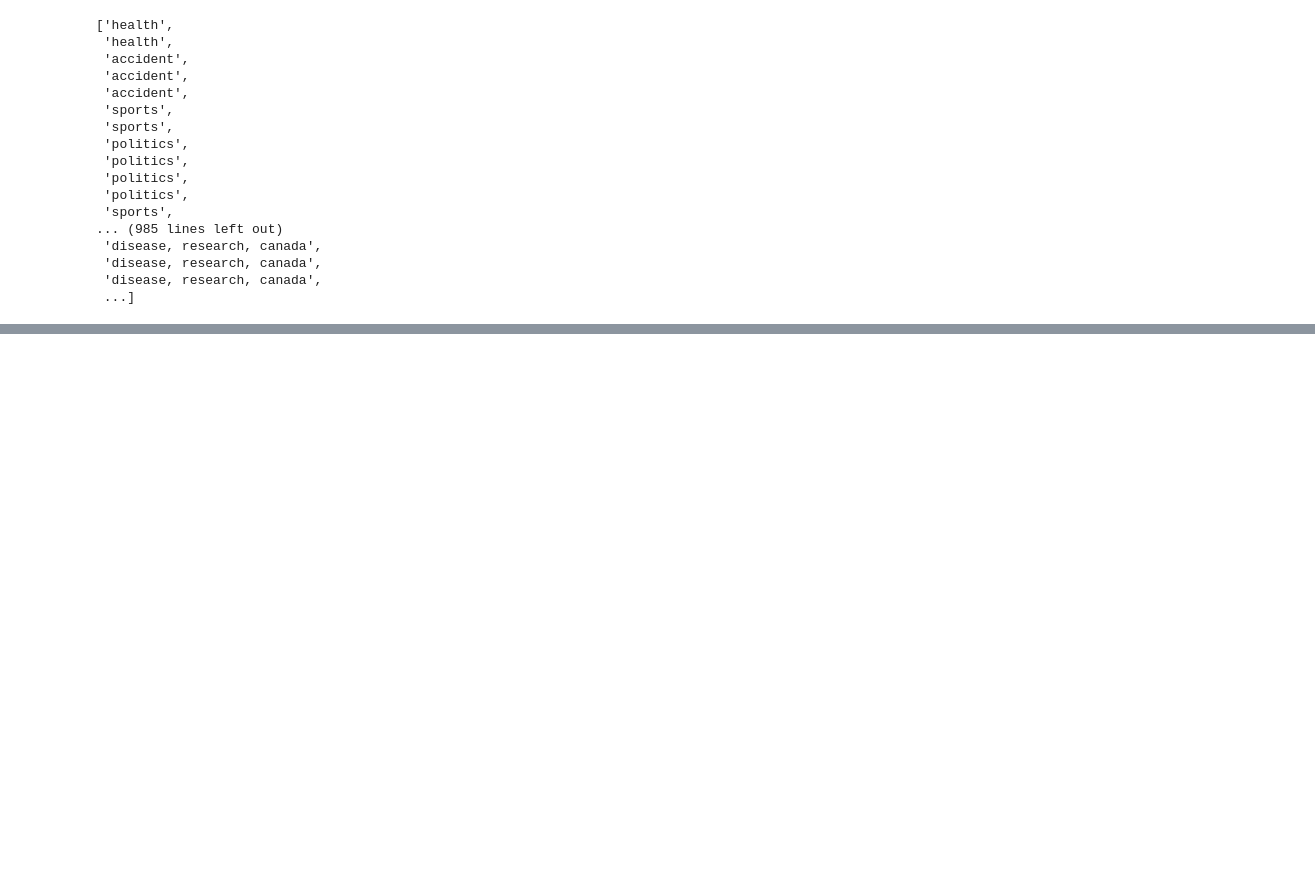
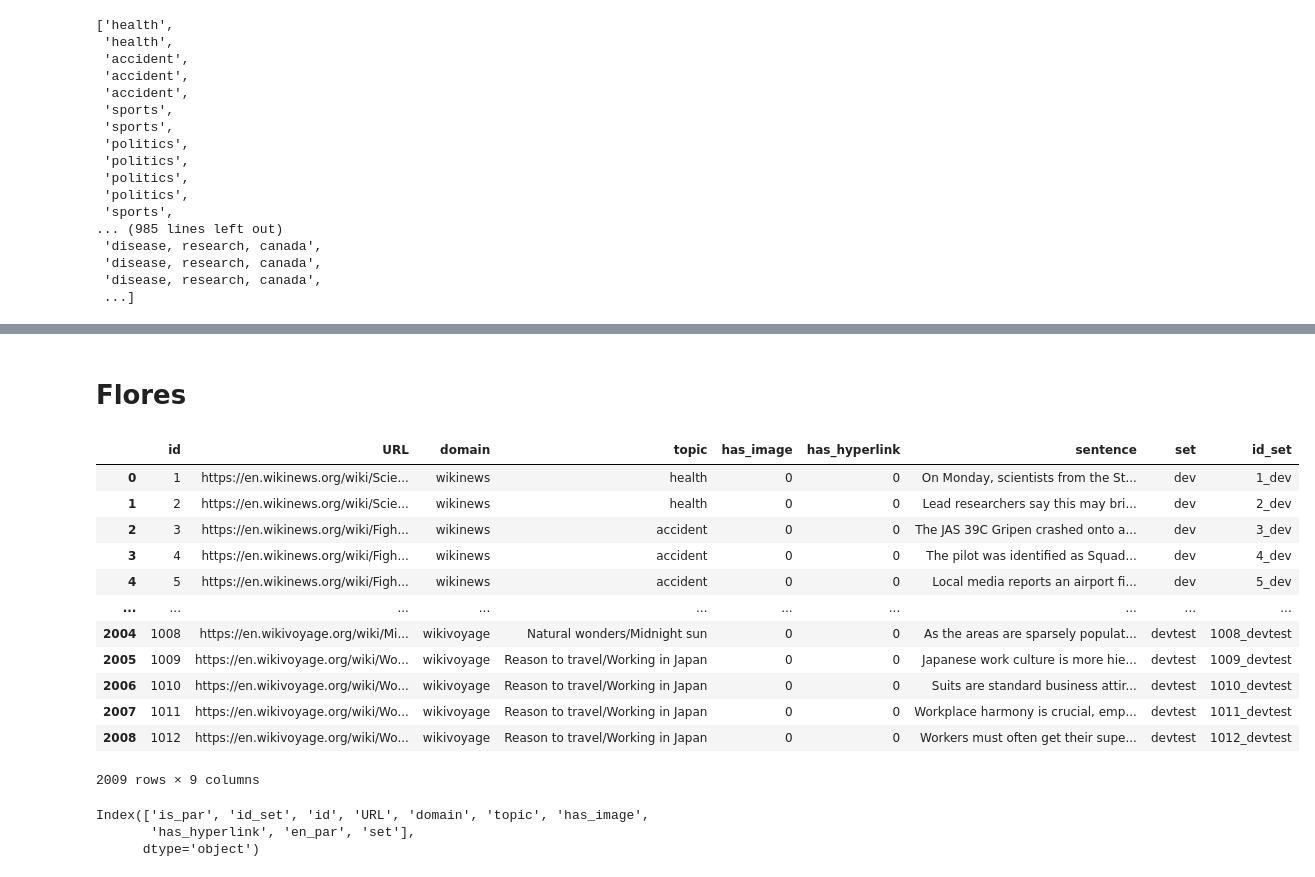
Before and after one commit to Malina03/Genre-enabled-NMT, a Jupyter notebook: process_extra_data.ipynb, the cells around one changed output, grey strips where cells are left out. Saved outputs shown, nothing was run; the diff lists cells and outputs as text; code cells hidden in the pictures; blank space fills up the shorter version.

```diff
--- a/analysis_notebooks/process_extra_data.ipynb
+++ b/process_extra_data.ipynb
@@ -297,0 +314,2 @@ data[['en_par_tokens', 'hr_par']].to_csv('data/en-hr/old_tokens/wmttest2022.en-h
+# %% [markdown]
+# Flores
@@ -297,0 +320,29 @@ data[['en_par_tokens', 'hr_par']].to_csv('data/en-hr/old_tokens/wmttest2022.en-h
+# %%
+english = load_dataset('facebook/flores', 'eng_Latn')
+# %%
+# save english in /data
+eng_df = pd.DataFrame(english['dev'])
+eng_df['set'] = 'dev'
+eng_df2 = pd.DataFrame(english['devtest'])
+eng_df2['set'] = 'devtest'
+eng_df = pd.concat([eng_df, eng_df2])
+eng_df.reset_index(inplace=True, drop=True)
+# combine id and set to make id_set column
+eng_df['id_set'] = eng_df['id'].apply(str) + '_' + eng_df['set']
+eng_df.to_csv('data/flores.en-is.all.csv', sep = '\t', index=False, quoting=3)
+# %%
+eng_df
+# %% [output]
+|  | id | URL | domain | topic | has_image | has_hyperlink | sentence | set | id_set |
+| 0 | 1 | https://en.wikinews.org/wiki/Scie... | wikinews | health | 0 | 0 | On Monday, scientists from the St... | dev | 1_dev |
+| 1 | 2 | https://en.wikinews.org/wiki/Scie... | wikinews | health | 0 | 0 | Lead researchers say this may bri... | dev | 2_dev |
+| 2 | 3 | https://en.wikinews.org/wiki/Figh... | wikinews | accident | 0 | 0 | The JAS 39C Gripen crashed onto a... | dev | 3_dev |
+| 3 | 4 | https://en.wikinews.org/wiki/Figh... | wikinews | accident | 0 | 0 | The pilot was identified as Squad... | dev | 4_dev |
+| 4 | 5 | https://en.wikinews.org/wiki/Figh... | wikinews | accident | 0 | 0 | Local media reports an airport fi... | dev | 5_dev |
+| ... | ... | ... | ... | ... | ... | ... | ... | ... | ... |
+| 2004 | 1008 | https://en.wikivoyage.org/wiki/Mi... | wikivoyage | Natural wonders/Midnight sun | 0 | 0 | As the areas are sparsely populat... | devtest | 1008_devtest |
+| 2005 | 1009 | https://en.wikivoyage.org/wiki/Wo... | wikivoyage | Reason to travel/Working in Japan | 0 | 0 | Japanese work culture is more hie... | devtest | 1009_devtest |
+| 2006 | 1010 | https://en.wikivoyage.org/wiki/Wo... | wikivoyage | Reason to travel/Working in Japan | 0 | 0 | Suits are standard business attir... | devtest | 1010_devtest |
+| 2007 | 1011 | https://en.wikivoyage.org/wiki/Wo... | wikivoyage | Reason to travel/Working in Japan | 0 | 0 | Workplace harmony is crucial, emp... | devtest | 1011_devtest |
+| 2008 | 1012 | https://en.wikivoyage.org/wiki/Wo... | wikivoyage | Reason to travel/Working in Japan | 0 | 0 | Workers must often get their supe... | devtest | 1012_devtest |
+2009 rows × 9 columns
@@ -297,0 +365,6 @@ data[['en_par_tokens', 'hr_par']].to_csv('data/en-hr/old_tokens/wmttest2022.en-h
+# %%
+df_both.columns
+# %% [output]
+Index(['is_par', 'id_set', 'id', 'URL', 'domain', 'topic', 'has_image',
+       'has_hyperlink', 'en_par', 'set'],
+      dtype='object')
```
Also changed, not shown: parts of 25 cells of this notebook, 3 other files.
